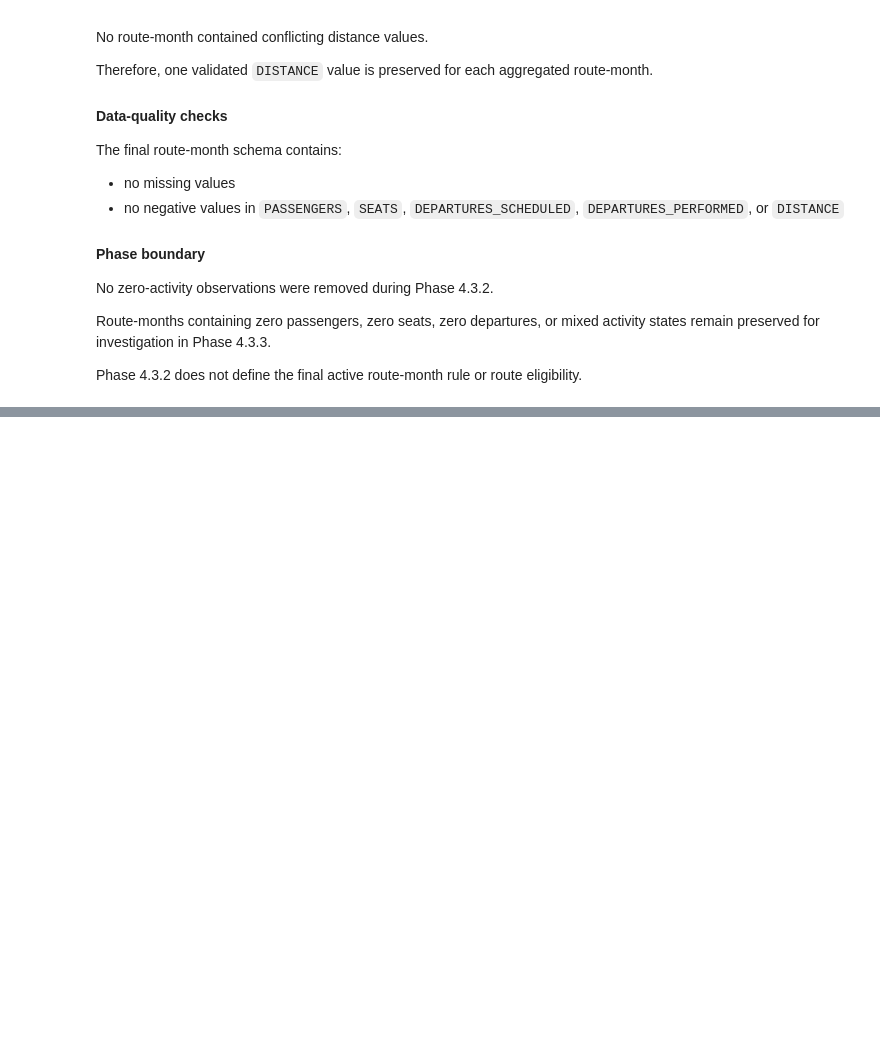
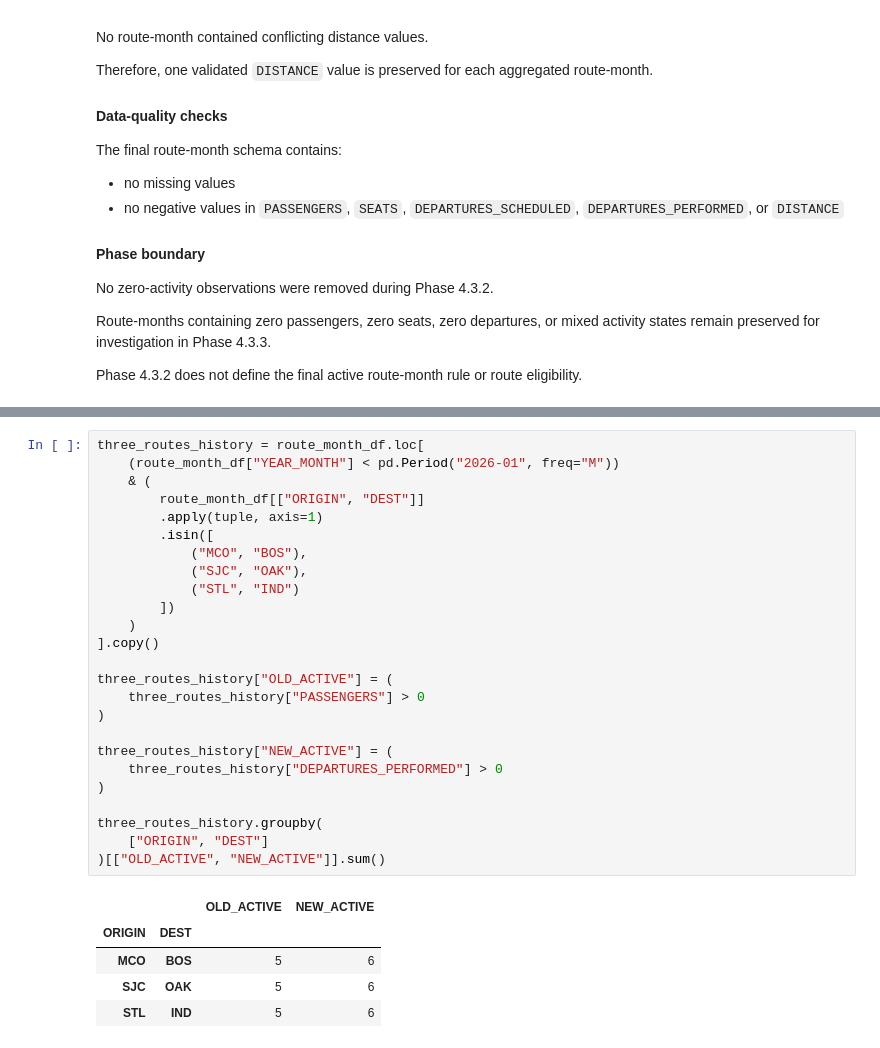
Before and after one commit to ahmadshamali/airline-demand-capacity-planning, a Jupyter notebook: notebooks/03_route_month_foundation.ipynb, the cells around one changed output, grey strips where cells are left out. Drawn from its saved outputs; the diff is of its cells as text; blank space fills up the shorter version.

```diff
--- a/notebooks/03_route_month_foundation.ipynb
+++ b/notebooks/03_route_month_foundation.ipynb
@@ -1227,0 +1665,31 @@ Phase 4.3.2 does not define the final active route-month rule or route eligibili
+# %%
+three_routes_history = route_month_df.loc[
+    (route_month_df["YEAR_MONTH"] < pd.Period("2026-01", freq="M"))
+    & (
+        route_month_df[["ORIGIN", "DEST"]]
+        .apply(tuple, axis=1)
+        .isin([
+            ("MCO", "BOS"),
+            ("SJC", "OAK"),
+            ("STL", "IND")
+        ])
+    )
+].copy()
+
+three_routes_history["OLD_ACTIVE"] = (
+    three_routes_history["PASSENGERS"] > 0
+)
+
+three_routes_history["NEW_ACTIVE"] = (
+    three_routes_history["DEPARTURES_PERFORMED"] > 0
+)
+
+three_routes_history.groupby(
+    ["ORIGIN", "DEST"]
+)[["OLD_ACTIVE", "NEW_ACTIVE"]].sum()
+# %% [output]
+|  |  | OLD_ACTIVE | NEW_ACTIVE |
+| ORIGIN | DEST |  |  |
+| MCO | BOS | 5 | 6 |
+| SJC | OAK | 5 | 6 |
+| STL | IND | 5 | 6 |
```
Also changed, not shown: parts of 24 cells of this notebook.
